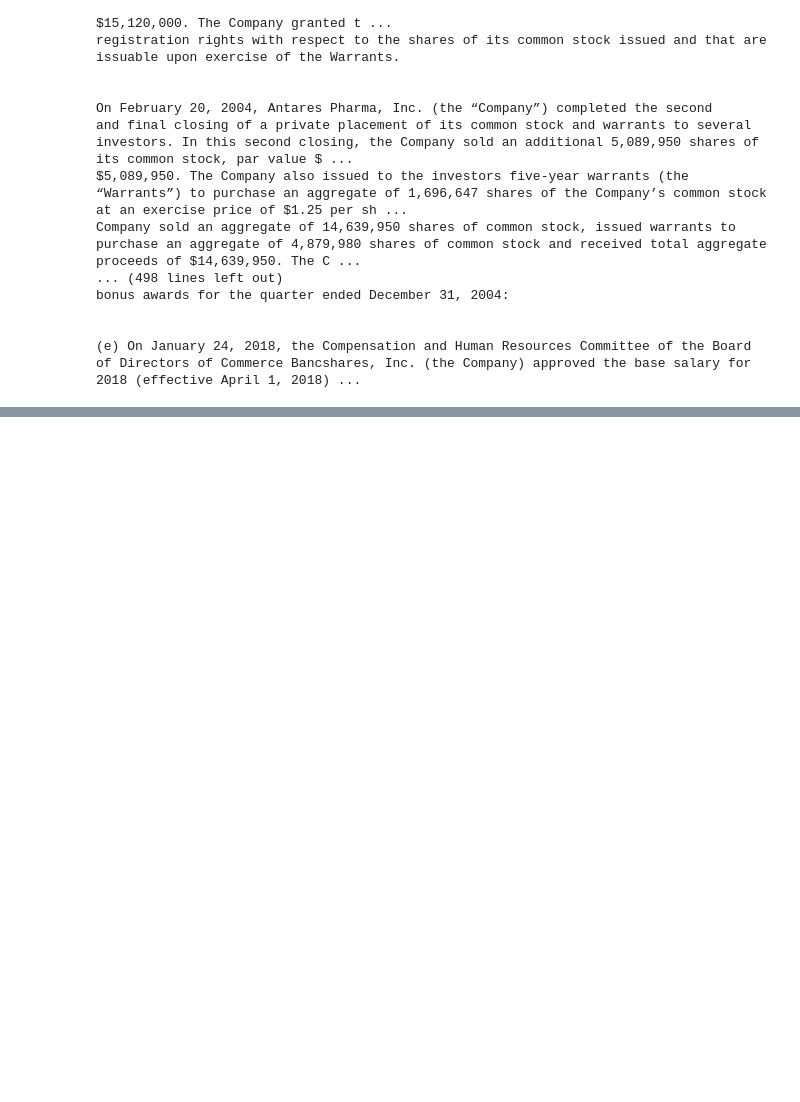
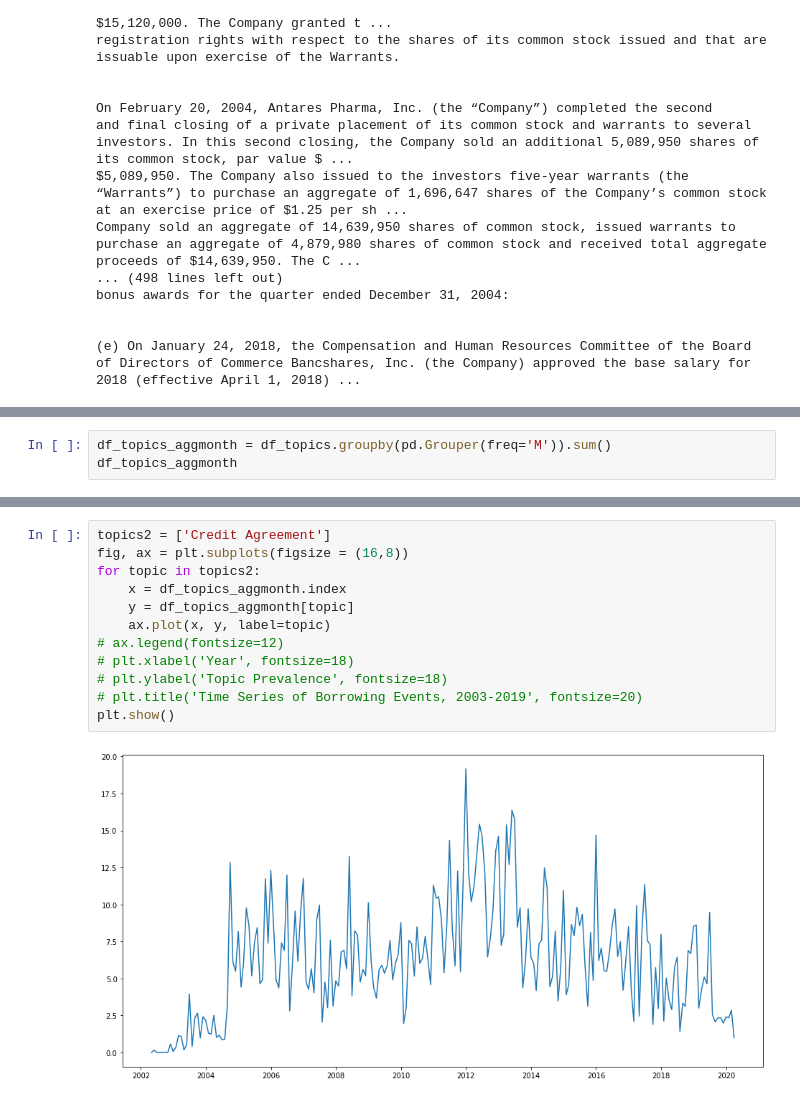
Before and after one commit to nqabell89/8K-Filing-NLP-Topic-Modelling, a Jupyter notebook: Index.ipynb, the cells around one changed output, grey strips where cells are left out. Drawn from its saved outputs; the diff is of its cells as text; blank space fills up the shorter version.

```diff
--- a/Index.ipynb
+++ b/Index.ipynb
@@ -753,0 +876,3 @@ bonus awards for the quarter ended December 31, 2004:
+# %%
+df_topics_aggmonth = df_topics.groupby(pd.Grouper(freq='M')).sum()
+df_topics_aggmonth
@@ -753,0 +932,14 @@ bonus awards for the quarter ended December 31, 2004:
+# %%
+topics2 = ['Credit Agreement']
+fig, ax = plt.subplots(figsize = (16,8))
+for topic in topics2:
+    x = df_topics_aggmonth.index
+    y = df_topics_aggmonth[topic]
+    ax.plot(x, y, label=topic)
+# ax.legend(fontsize=12)
+# plt.xlabel('Year', fontsize=18)
+# plt.ylabel('Topic Prevalence', fontsize=18)
+# plt.title('Time Series of Borrowing Events, 2003-2019', fontsize=20)
+plt.show()
+# %% [output]
+[figure, added]
```
Also changed, not shown: parts of 78 cells of this notebook.
